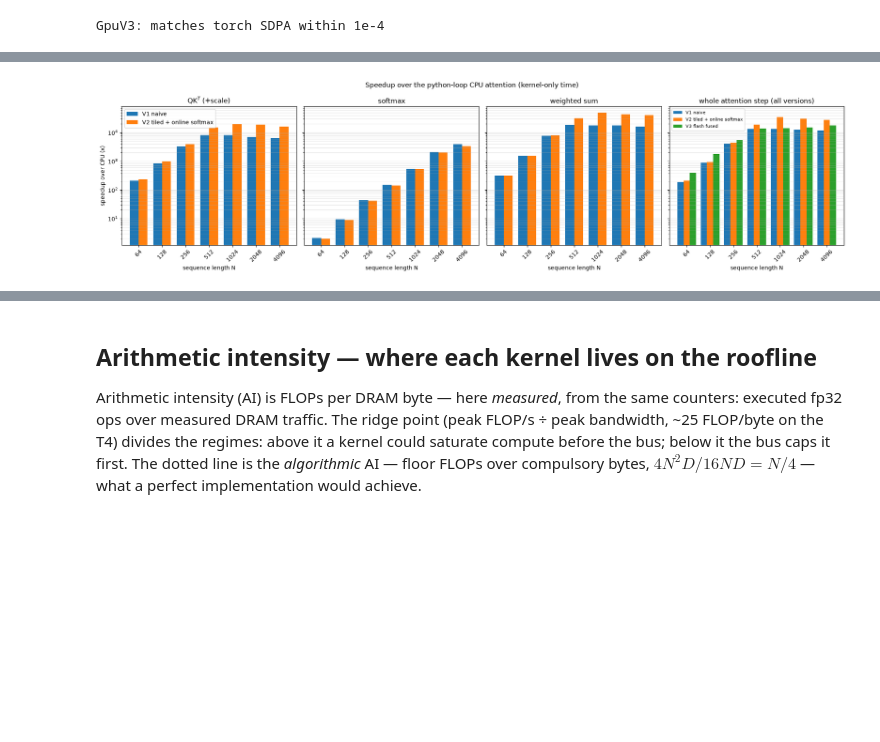
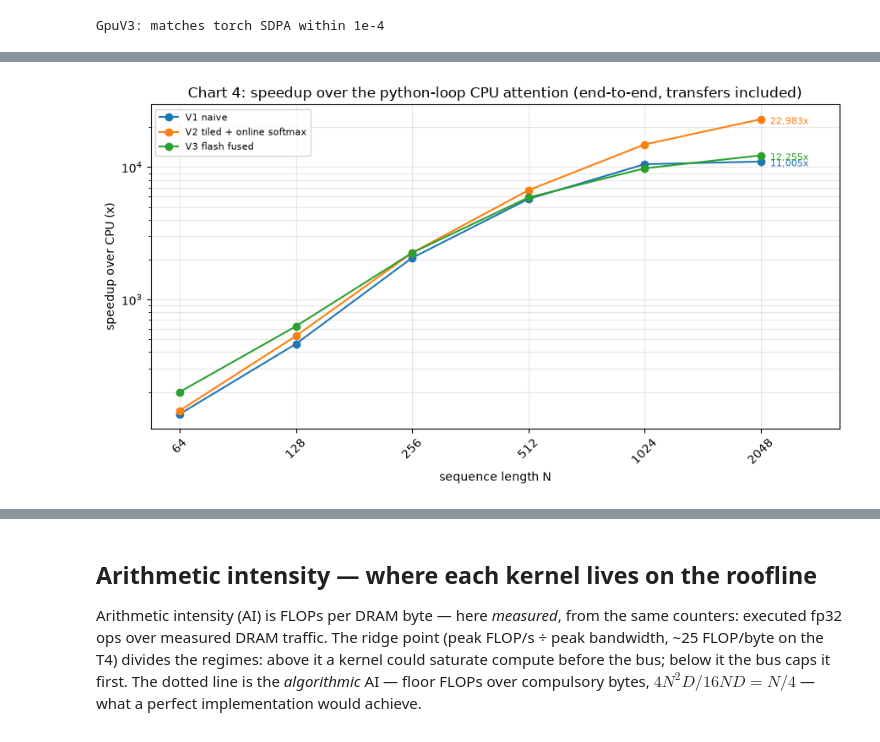
Before and after one commit to LtnLinh/Transformer-Attention-Mechanism, a Jupyter notebook: demo.ipynb, the cells around one changed output, grey strips where cells are left out. Drawn from its saved outputs; the diff is of its cells as text; code cells hidden in the pictures; blank space fills up the shorter version.

```diff
--- a/demo.ipynb
+++ b/demo.ipynb
@@ -31,6 +31,12 @@ from gpu_v3 import GpuV3
 import bench
 
 print(f"torch {torch.__version__} | CUDA available: {cuda.is_available()}")
+
+# The two sweep groups. Everything that needs the python-loop CPU baseline
+# or a CPU-side profile stops at 2048; GPU-only sweeps run to 32768, the
+# last N whose N x N intermediates fit on the card.
+CPU_LENS = [2 ** x for x in range(6, 12)]   # 64 .. 2048   (Charts 1-4)
+GPU_LENS = [2 ** x for x in range(6, 16)]   # 64 .. 32768  (Charts 5-7)
 # %% [output]
 torch 2.12.1+cu130 | CUDA available: True
 # %% [markdown]
@@ -340,6 +299,7 @@ speed from the pipeline-boundary tax that the end-to-end sweep pays.
 # %%
-# Kernel-only timing sweep (CUDA events, device-resident) -- GPU-only, so it
-# runs past the CPU-capped benchmark to N = 2^14 for Charts 3-5
+# Kernel-only timing sweep (CUDA events, device-resident) -- GPU-only, full
+# range: the CPU_LENS prefix feeds Chart 3's transfer decomposition, the
+# full sweep the boost-clock denominators of Charts 6-7
 if cuda.is_available():
     specs = bench.gpu_specs()
     print(f"GPU: {specs['name']} | {specs['sm']} SMs")
@@ -348,17 +308,13 @@ if cuda.is_available():
                "V2 tiled + online softmax": GpuV2().eval(),
                "V3 flash fused": GpuV3().eval(),
                }
-    ktimes = {name: [bench.attention_kernel_ms(m, n, reps=10) for n in KERNEL_LENS]
+    ktimes = {name: [bench.attention_kernel_ms(m, n, reps=10) for n in GPU_LENS]
               for name, m in kmodels.items()}
-    # per-step kernel times (QK^T, softmax, weighted sum) for Chart 2 --
-    # only the unfused versions expose the three step methods (V3 is one kernel)
-    ksteps = {name: [bench.attention_kernel_step_ms(m, n, reps=10) for n in KERNEL_LENS]
-              for name, m in kmodels.items() if "_step_qkt" in type(m).__dict__}
     torch.cuda.empty_cache()  # drop the dead N x N blocks V1/V2 leave cached
 
     header = f"{'N':>6}" + "".join(f"{name:>30}" for name in ktimes)
     print("\n" + header + "   (kernel-only ms)\n" + "-" * len(header))
-    for i, n in enumerate(KERNEL_LENS):
+    for i, n in enumerate(GPU_LENS):
         print(f"{n:>6}" + "".join(f"{ktimes[name][i]:>27.3f} ms" for name in ktimes))
 else:
     print("No CUDA device -- skipping the kernel metrics")
@@ -380,45 +362,30 @@ GPU: Tesla T4 | 40 SMs
 # %%
-# Chart 2 -- speedup over the python-loop CPU attention: per sub-step for
-# the unfused versions, then the whole step for all three (V3 is a single
-# fused kernel, so whole-step granularity only)
+# Chart 4 -- speedup of the whole attention step over the python-loop CPU
+# baseline, end-to-end (transfers included). Log-log lines: the sweep spans
+# decades, and the vertical gap between curves reads directly as the ratio
+# between versions at each N
 if cuda.is_available():
-    step_names = {"2a_qk_matmul": "QK$^T$ (+scale)", "2b_softmax": "softmax",
-                  "2c_value_weighted_sum": "weighted sum"}
-    fig, axes = plt.subplots(1, 4, figsize=(19, 5), sharey=True)
-    xpos = np.arange(len(SEQ_LENS))
-    w = 0.76 / len(ksteps)
-    offs = (np.arange(len(ksteps)) - (len(ksteps) - 1) / 2) * w
-    for ax, (step, title) in zip(axes, step_names.items()):
-        for off, (name, ks) in zip(offs, ksteps.items()):
-            kmap = dict(zip(KERNEL_LENS, ks))
-            speedups = [c[step] / kmap[n][step] for c, n in zip(cpu_steps, SEQ_LENS)]
-            ax.bar(xpos + off, speedups, w, color=COLORS[name], label=name)
-        ax.set_yscale("log")
-        ax.set_xticks(xpos, SEQ_LENS, rotation=45)
-        ax.set_xlabel("sequence length N")
-        ax.set_title(title)
-        ax.grid(True, axis="y", which="both", alpha=0.3)
-
-    ax = axes[-1]
-    cpu_total = [sum(c.values()) for c in cpu_steps]
-    w4 = 0.8 / len(ktimes)
-    offs4 = (np.arange(len(ktimes)) - (len(ktimes) - 1) / 2) * w4
-    for off, (name, kt) in zip(offs4, ktimes.items()):
-        kmap = dict(zip(KERNEL_LENS, kt))
-        speedups = [c / kmap[n] for c, n in zip(cpu_total, SEQ_LENS)]
-        ax.bar(xpos + off, speedups, w4, color=COLORS[name], label=name)
+    fig, ax = plt.subplots(figsize=(9, 5))
+    for name in gpu_times:
+        sp = [c / g for c, g in zip(cpu_ms, gpu_times[name][:len(CPU_LENS)])]
+        ax.plot(CPU_LENS, sp, marker="o", color=COLORS[name], label=name)
+        ax.annotate(f"{sp[-1]:,.0f}x", (CPU_LENS[-1], sp[-1]),
+                    textcoords="offset points", xytext=(8, -4), fontsize=8,
+                    color=COLORS[name])
+    ax.set_xscale("log", base=2)
     ax.set_yscale("log")
-    ax.set_xticks(xpos, SEQ_LENS, rotation=45)
+    ax.set_xticks(CPU_LENS, CPU_LENS, rotation=45)
+    ax.set_xlim(right=CPU_LENS[-1] * 1.6)  # room for the end-point labels
     ax.set_xlabel("sequence length N")
-    ax.set_title("whole attention step (all versions)")
-    ax.grid(True, axis="y", which="both", alpha=0.3)
+    ax.set_ylabel("speedup over CPU (x)")
+    ax.grid(True, which="both", alpha=0.3)
     ax.legend(fontsize=8)
-
-    axes[0].set_ylabel("speedup over CPU (x)")
-    axes[0].legend()
-    plt.suptitle("Speedup over the python-loop CPU attention (kernel-only time)")
+    ax.set_title("Chart 4: speedup over the python-loop CPU attention "
+                 "(end-to-end, transfers included)")
     plt.tight_layout()
     plt.show()
+else:
+    print("No CUDA device -- skipping the speedup chart")
 # %% [output]
-[figure, old version]
+[figure, new version]
 # %%
```
Also changed, not shown: parts of 19 cells of this notebook, 1 other file.
